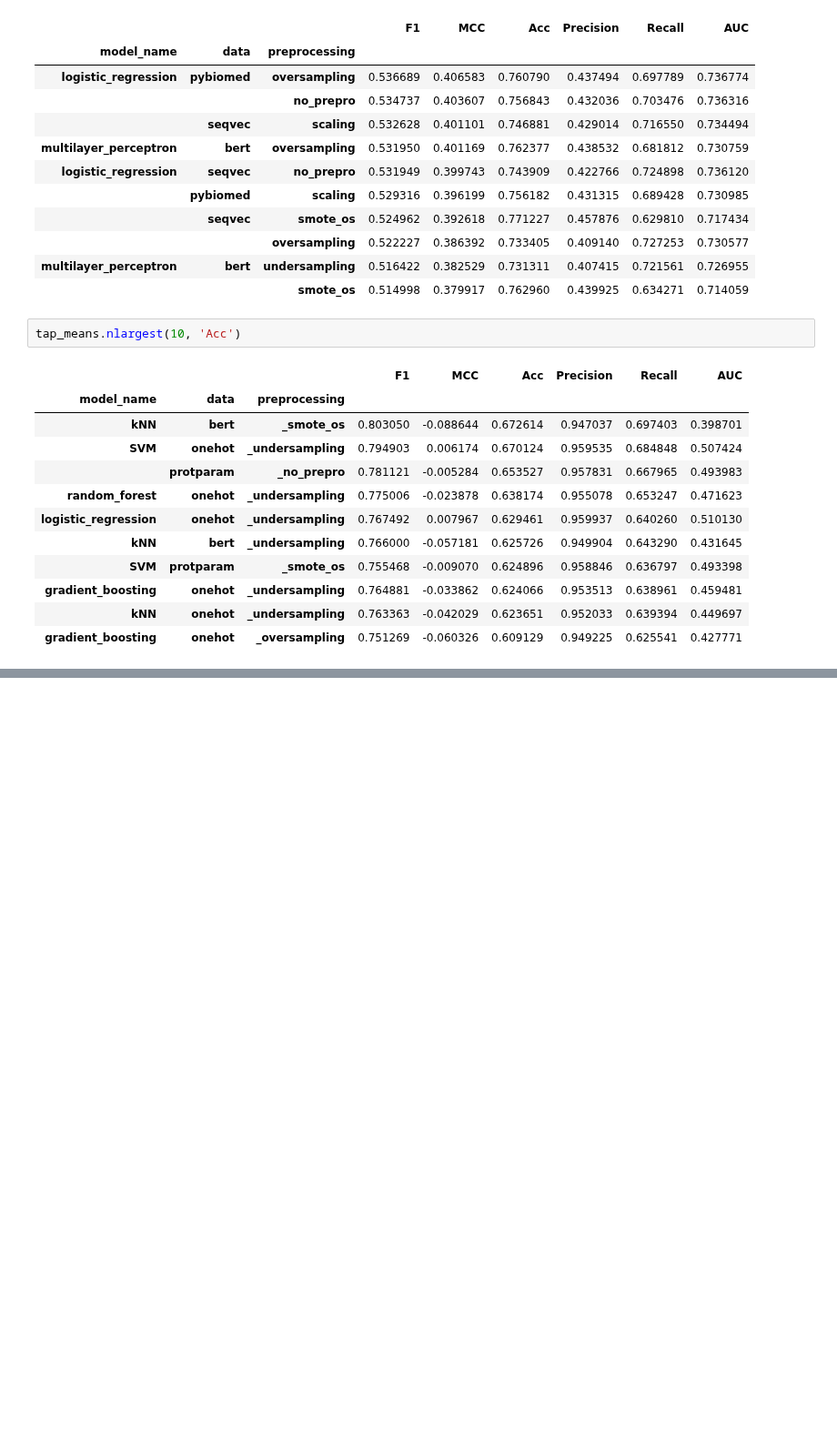
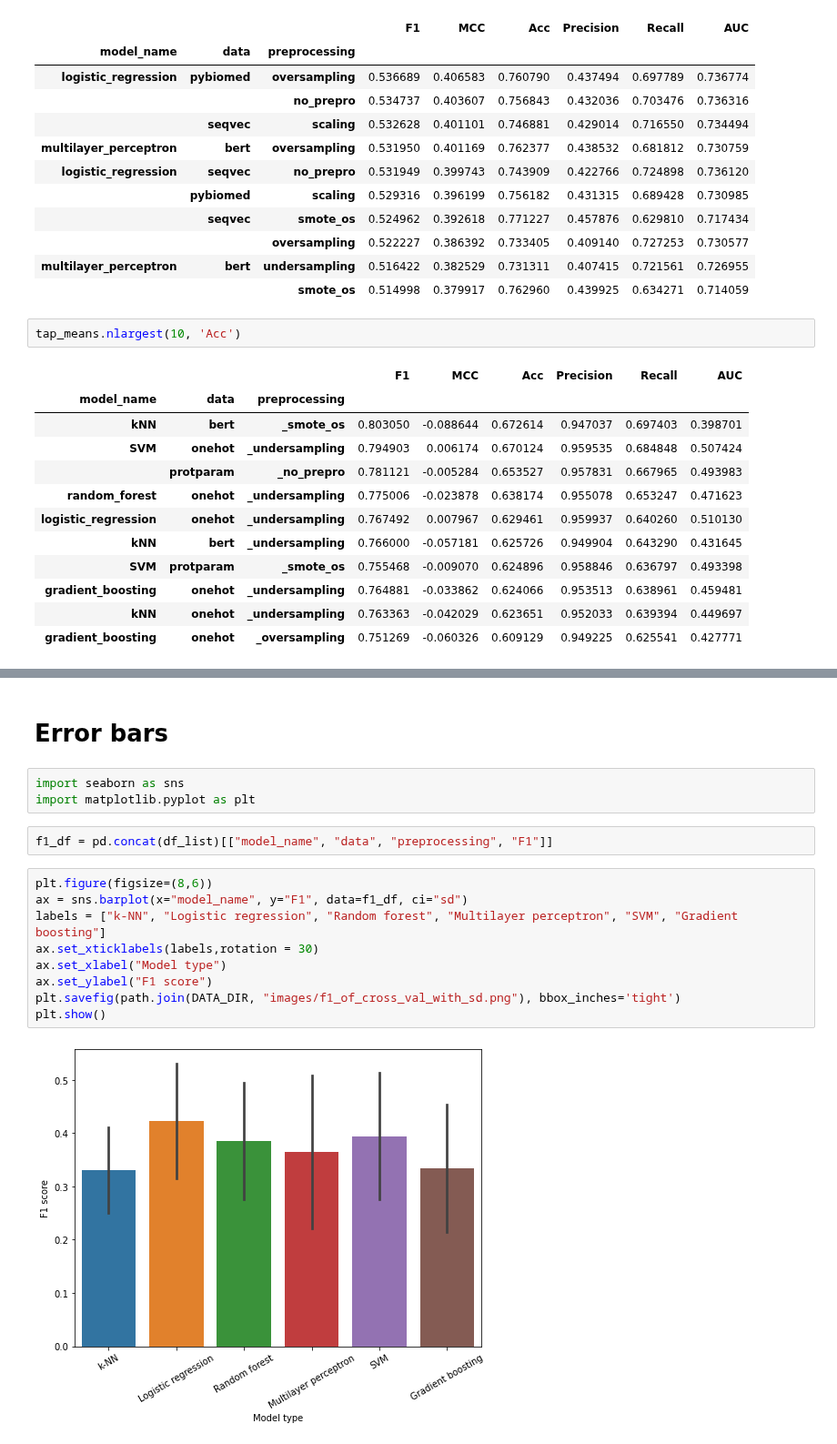
Before and after one commit to kvetab/di-pred, a Jupyter notebook: notebooks/reports/05_cross_validation_evaluation.ipynb, the cells around one changed output, grey strips where cells are left out. Shown at 91% size. Drawn from its saved outputs; the diff is of its cells as text; blank space fills up the shorter version.

```diff
--- a/notebooks/reports/05_cross_validation_evaluation.ipynb
+++ b/notebooks/reports/05_cross_validation_evaluation.ipynb
@@ -361,0 +419,18 @@ tap_means.nlargest(10, 'Acc')
+# %% [markdown]
+# Error bars
+# %%
+import seaborn as sns
+import matplotlib.pyplot as plt
+# %%
+f1_df = pd.concat(df_list)[["model_name", "data", "preprocessing", "F1"]]
+# %%
+plt.figure(figsize=(8,6))
+ax = sns.barplot(x="model_name", y="F1", data=f1_df, ci="sd")
+labels = ["k-NN", "Logistic regression", "Random forest", "Multilayer perceptron", "SVM", "Gradient boosting"]
+ax.set_xticklabels(labels,rotation = 30)
+ax.set_xlabel("Model type")
+ax.set_ylabel("F1 score")
+plt.savefig(path.join(DATA_DIR, "images/f1_of_cross_val_with_sd.png"), bbox_inches='tight')
+plt.show()
+# %% [output]
+[figure, added]
```
Also changed, not shown: parts of 17 cells of this notebook.
